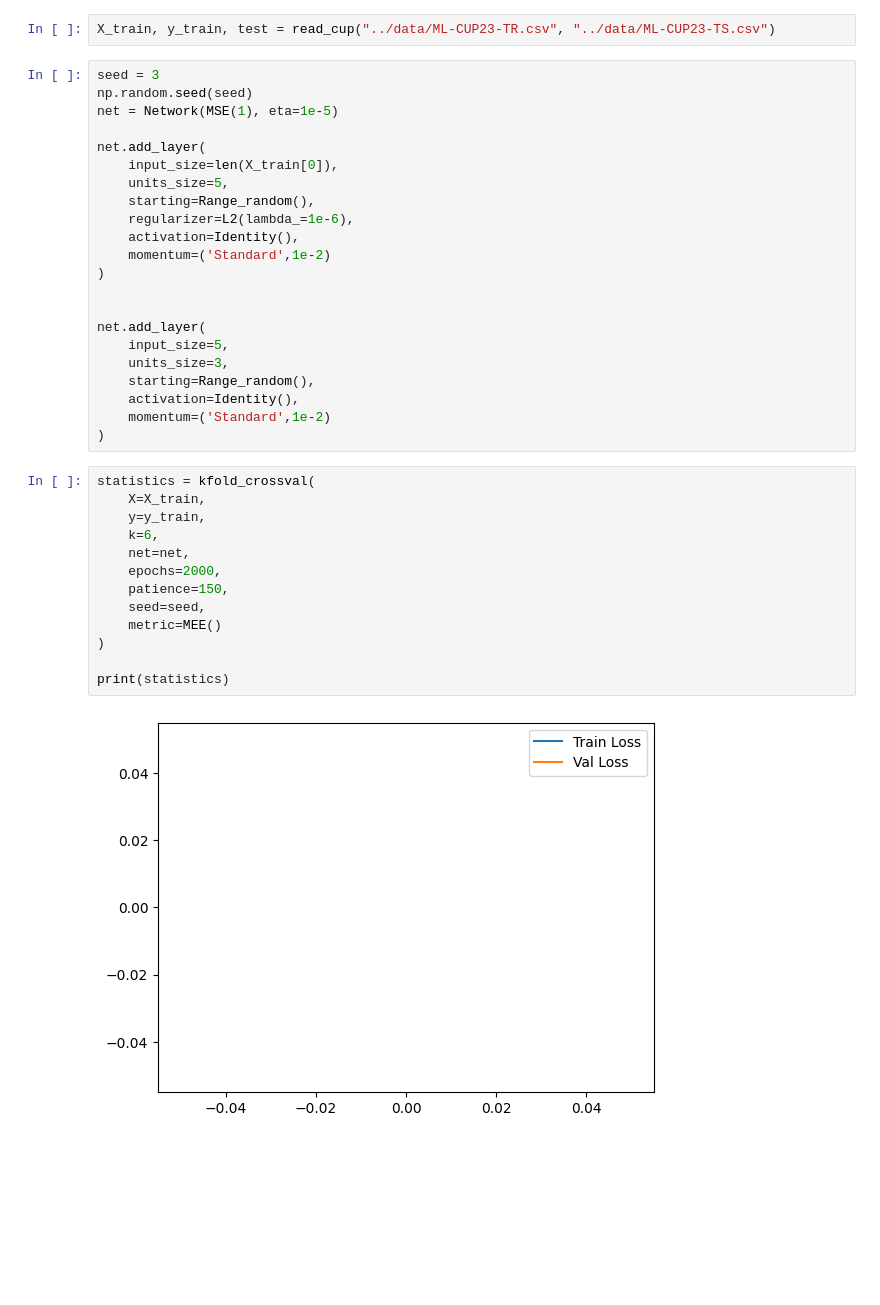
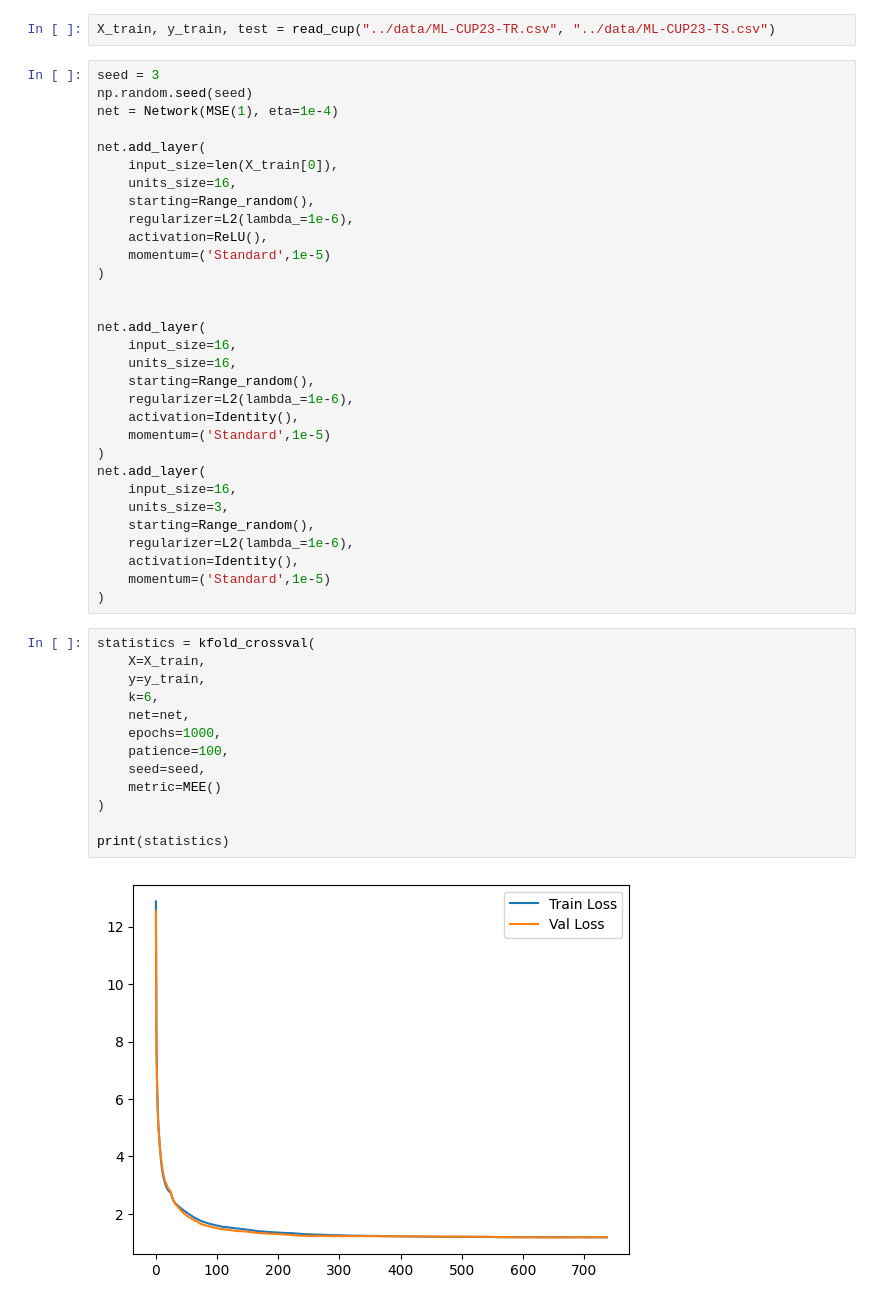
Before and after one commit to Slocon00/ML-project, a Jupyter notebook: notebooks/test_cup.ipynb, the cells around one changed output. Saved outputs shown, nothing was run; the diff lists cells and outputs as text; blank space fills up the shorter version.

```diff
--- a/notebooks/test_cup.ipynb
+++ b/notebooks/test_cup.ipynb
@@ -30,37 +30,46 @@ X_train, y_train, test = read_cup("../data/ML-CUP23-TR.csv", "../data/ML-CUP23-T
 # %%
 seed = 3
 np.random.seed(seed)
-net = Network(MSE(1), eta=1e-5)
+net = Network(MSE(1), eta=1e-4)
 
 net.add_layer(
     input_size=len(X_train[0]),
-    units_size=5,
+    units_size=16,
     starting=Range_random(),
     regularizer=L2(lambda_=1e-6),
-    activation=Identity(),
-    momentum=('Standard',1e-2)
+    activation=ReLU(),
+    momentum=('Standard',1e-5)
 )
 
 
 net.add_layer(
-    input_size=5,
+    input_size=16,
+    units_size=16,
+    starting=Range_random(),
+    regularizer=L2(lambda_=1e-6),
+    activation=Identity(),
+    momentum=('Standard',1e-5)
+)
+net.add_layer(
+    input_size=16,
     units_size=3,
     starting=Range_random(),
+    regularizer=L2(lambda_=1e-6),
     activation=Identity(),
-    momentum=('Standard',1e-2)
+    momentum=('Standard',1e-5)
 )
 # %%
 statistics = kfold_crossval(
     X=X_train,
     y=y_train,
     k=6,
     net=net,
-    epochs=2000,
-    patience=150,
+    epochs=1000,
+    patience=100,
     seed=seed,
     metric=MEE()
 )
 
 print(statistics)
 # %% [output]
-[figure, old version]
+[figure, new version]
```
Also changed, not shown: parts of 3 cells of this notebook, 2 other files.
